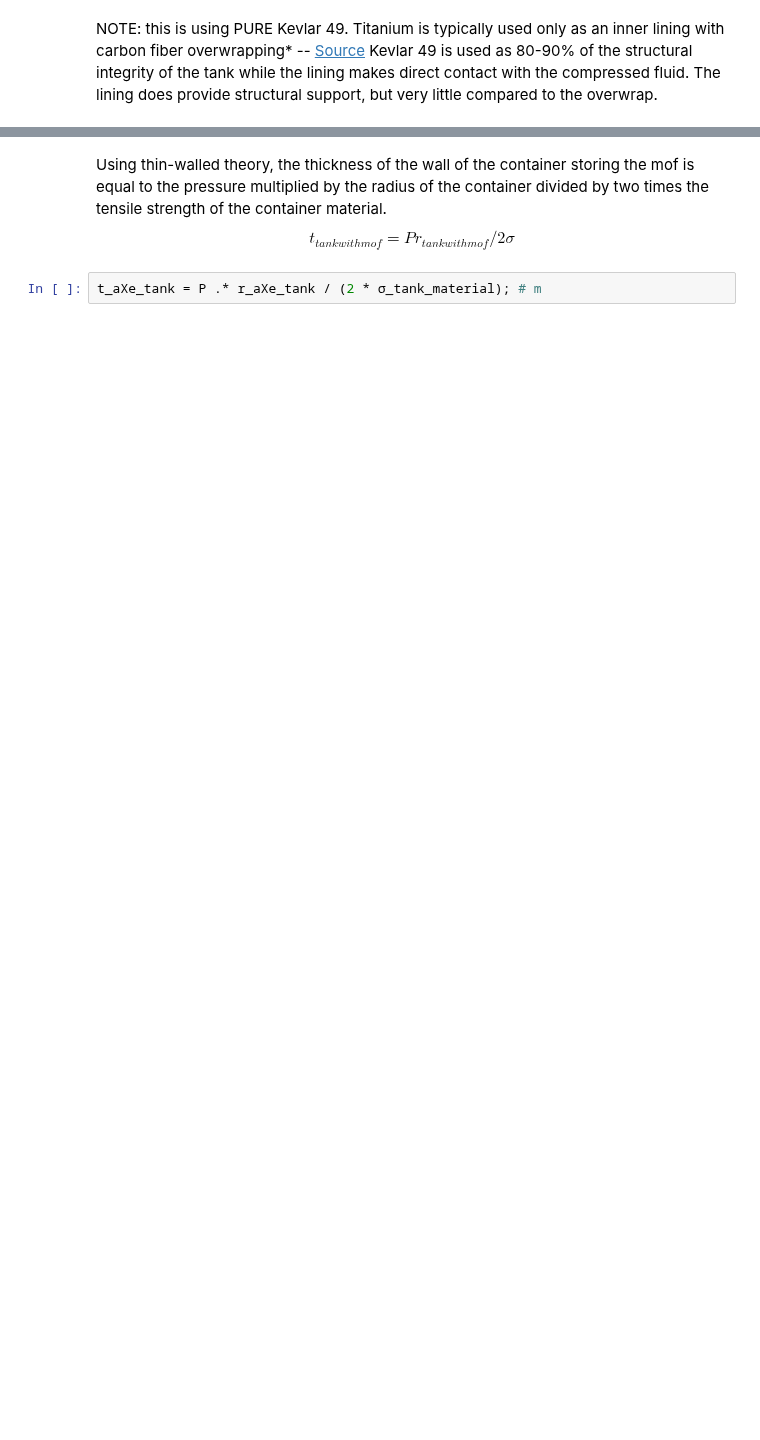
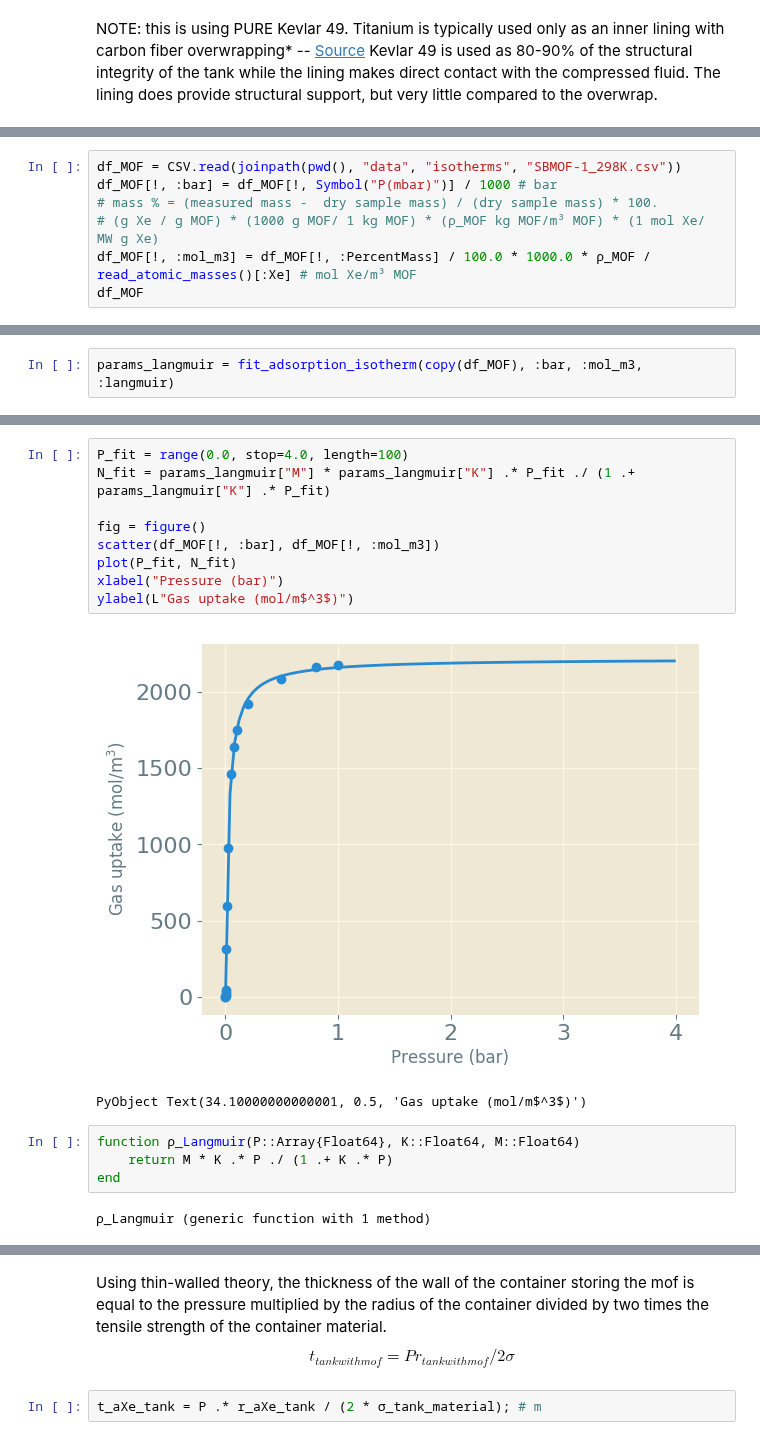
Before and after one commit to SimonEnsemble/PropellantStorage, a Jupyter notebook: Xe_Propellant_Storage.ipynb, the cells around one changed output, grey strips where cells are left out. Cells and saved outputs as stored; diff of their text form; blank space fills up the shorter version.

```diff
--- a/Xe_Propellant_Storage.ipynb
+++ b/Xe_Propellant_Storage.ipynb
@@ -294,0 +141,7 @@ r_aXe_tank = (V_aXe_tank * 3 ./ (4 * π)) .^ (1 / 3); # inner radius of tank (m)
+# %%
+df_MOF = CSV.read(joinpath(pwd(), "data", "isotherms", "SBMOF-1_298K.csv"))
+df_MOF[!, :bar] = df_MOF[!, Symbol("P(mbar)")] / 1000 # bar
+# mass % = (measured mass -  dry sample mass) / (dry sample mass) * 100.
+# (g Xe / g MOF) * (1000 g MOF/ 1 kg MOF) * (ρ_MOF kg MOF/m³ MOF) * (1 mol Xe/ MW g Xe)
+df_MOF[!, :mol_m3] = df_MOF[!, :PercentMass] / 100.0 * 1000.0 * ρ_MOF / read_atomic_masses()[:Xe] # mol Xe/m³ MOF
+df_MOF
@@ -294,0 +207,2 @@ r_aXe_tank = (V_aXe_tank * 3 ./ (4 * π)) .^ (1 / 3); # inner radius of tank (m)
+# %%
+params_langmuir = fit_adsorption_isotherm(copy(df_MOF), :bar, :mol_m3, :langmuir)
@@ -294,0 +226,18 @@ r_aXe_tank = (V_aXe_tank * 3 ./ (4 * π)) .^ (1 / 3); # inner radius of tank (m)
+# %%
+P_fit = range(0.0, stop=4.0, length=100)
+N_fit = params_langmuir["M"] * params_langmuir["K"] .* P_fit ./ (1 .+ params_langmuir["K"] .* P_fit)
+
+fig = figure()
+scatter(df_MOF[!, :bar], df_MOF[!, :mol_m3])
+plot(P_fit, N_fit)
+xlabel("Pressure (bar)")
+ylabel(L"Gas uptake (mol/m$^3$)")
+# %% [output]
+[figure, added]
+PyObject Text(34.10000000000001, 0.5, 'Gas uptake (mol/m$^3$)')
+# %%
+function ρ_Langmuir(P::Array{Float64}, K::Float64, M::Float64)
+    return M * K .* P ./ (1 .+ K .* P)
+end
+# %% [output]
+ρ_Langmuir (generic function with 1 method)
```
Also changed, not shown: parts of 66 cells of this notebook.
